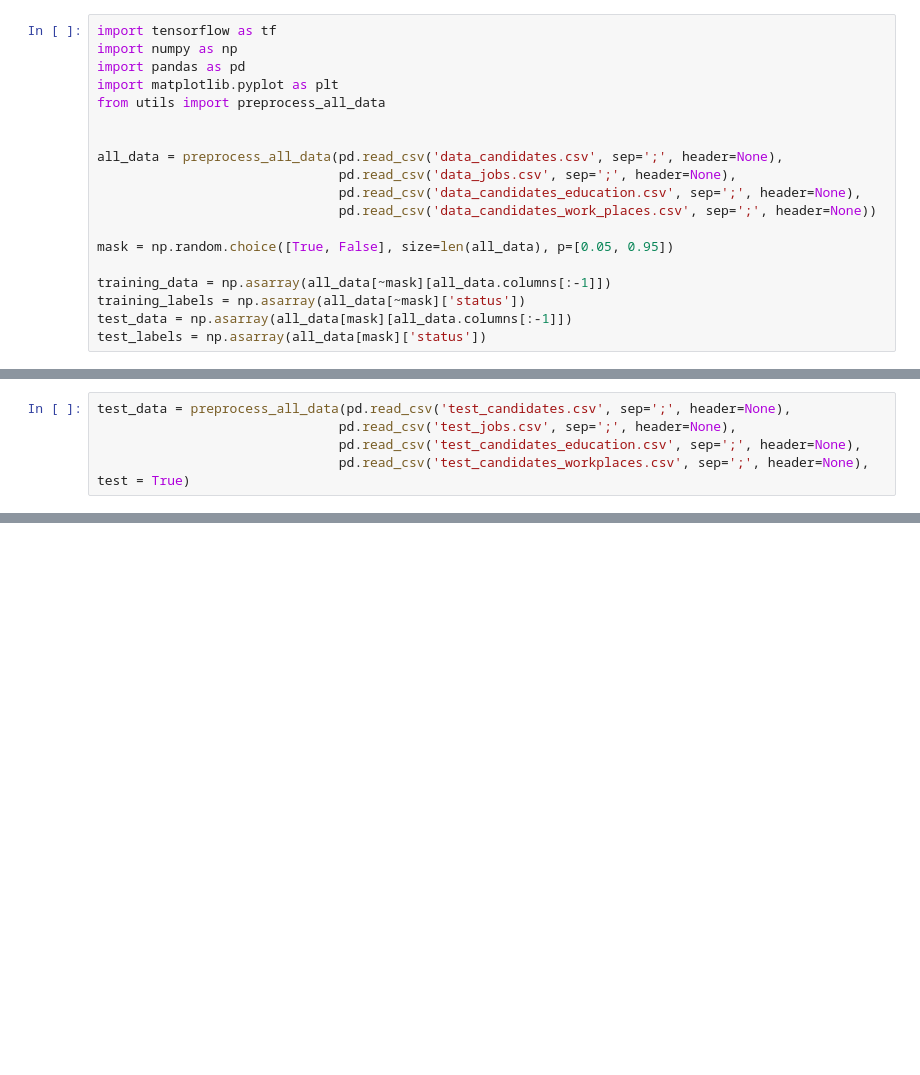
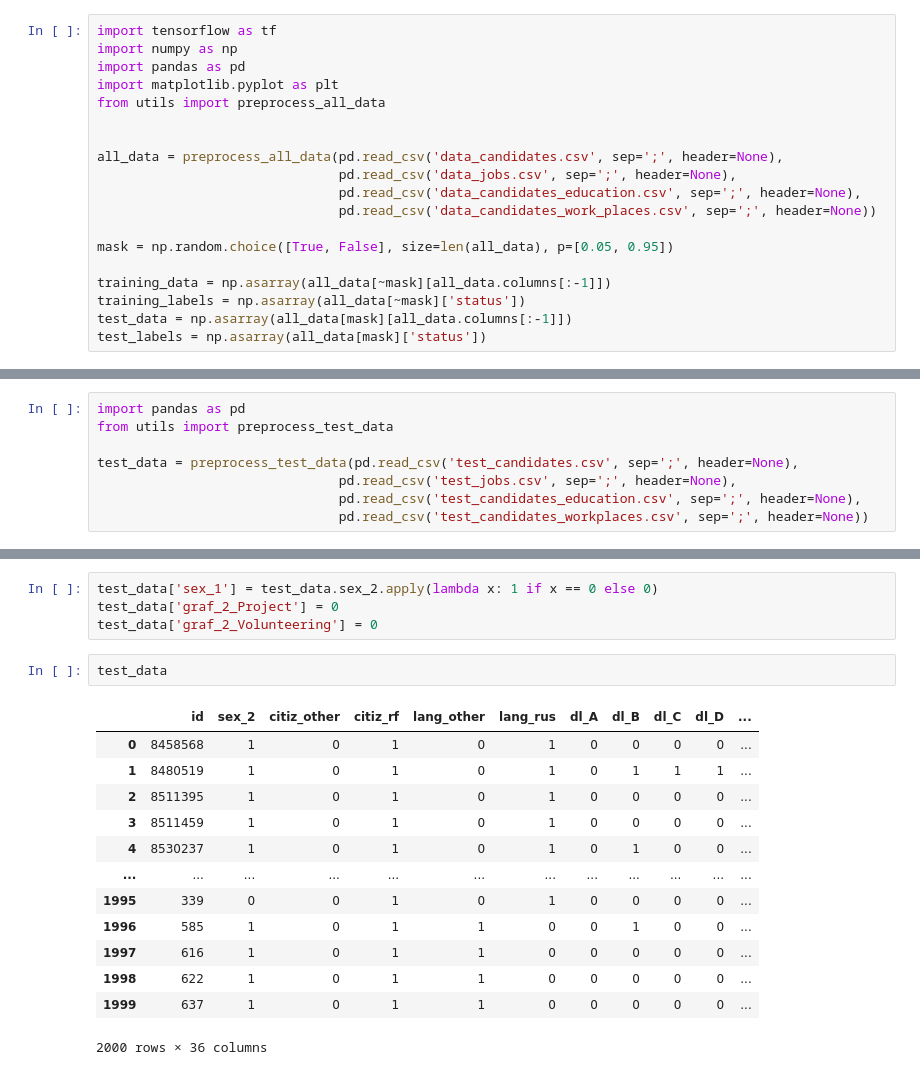
Before and after one commit to OverHome/AI-Sorter, a Jupyter notebook: AI/ai_learn/learn1.ipynb, the cells around one changed output, grey strips where cells are left out. Drawn from its saved outputs; the diff is of its cells as text; blank space fills up the shorter version.

```diff
--- a/AI/ai_learn/learn1.ipynb
+++ b/AI/ai_learn/learn1.ipynb
@@ -85,5 +85,8 @@ array([0.83930707], dtype=float32)
 # %%
-test_data = preprocess_all_data(pd.read_csv('test_candidates.csv', sep=';', header=None),
+import pandas as pd
+from utils import preprocess_test_data
+
+test_data = preprocess_test_data(pd.read_csv('test_candidates.csv', sep=';', header=None),
                                pd.read_csv('test_jobs.csv', sep=';', header=None),
                                pd.read_csv('test_candidates_education.csv', sep=';', header=None),
-                               pd.read_csv('test_candidates_workplaces.csv', sep=';', header=None), test = True)
+                               pd.read_csv('test_candidates_workplaces.csv', sep=';', header=None))
@@ -91,0 +98,20 @@ KeyError: 14
+# %%
+test_data['sex_1'] = test_data.sex_2.apply(lambda x: 1 if x == 0 else 0)
+test_data['graf_2_Project'] = 0
+test_data['graf_2_Volunteering'] = 0
+# %%
+test_data
+# %% [output]
+|  | id | sex_2 | citiz_other | citiz_rf | lang_other | lang_rus | dl_A | dl_B | dl_C | dl_D | ... |
+| 0 | 8458568 | 1 | 0 | 1 | 0 | 1 | 0 | 0 | 0 | 0 | ... |
+| 1 | 8480519 | 1 | 0 | 1 | 0 | 1 | 0 | 1 | 1 | 1 | ... |
+| 2 | 8511395 | 1 | 0 | 1 | 0 | 1 | 0 | 0 | 0 | 0 | ... |
+| 3 | 8511459 | 1 | 0 | 1 | 0 | 1 | 0 | 0 | 0 | 0 | ... |
+| 4 | 8530237 | 1 | 0 | 1 | 0 | 1 | 0 | 1 | 0 | 0 | ... |
+| ... | ... | ... | ... | ... | ... | ... | ... | ... | ... | ... | ... |
+| 1995 | 339 | 0 | 0 | 1 | 0 | 1 | 0 | 0 | 0 | 0 | ... |
+| 1996 | 585 | 1 | 0 | 1 | 1 | 0 | 0 | 1 | 0 | 0 | ... |
+| 1997 | 616 | 1 | 0 | 1 | 1 | 0 | 0 | 0 | 0 | 0 | ... |
+| 1998 | 622 | 1 | 0 | 1 | 1 | 0 | 0 | 0 | 0 | 0 | ... |
+| 1999 | 637 | 1 | 0 | 1 | 1 | 0 | 0 | 0 | 0 | 0 | ... |
+2000 rows × 36 columns
```
Also changed, not shown: parts of 14 cells of this notebook, 11 other files.
